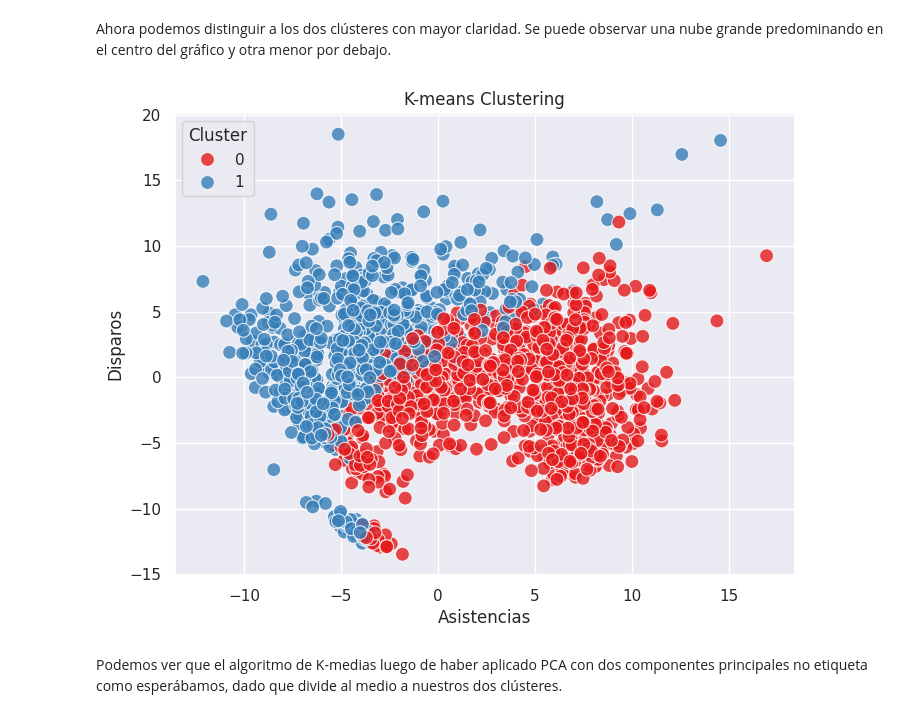
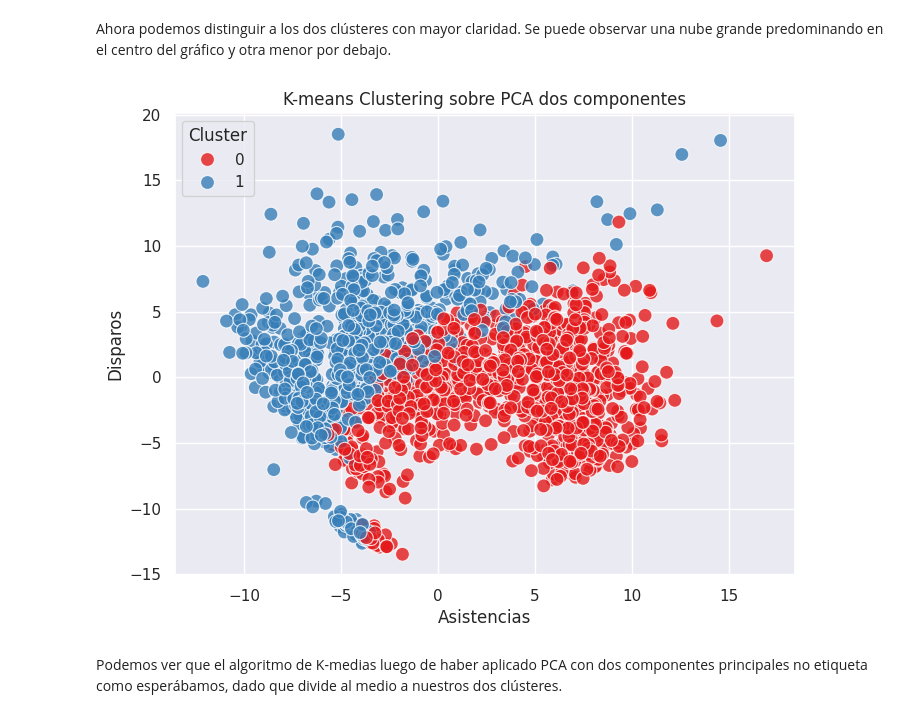
Before and after one commit to joacokoif/tp2_fulbo_ldd, a Jupyter notebook: tp2_LDD_Futbol_Analytics.ipynb, the cells around one changed output. Saved outputs shown, nothing was run; the diff lists cells and outputs as text; code cells hidden in the pictures.

```diff
--- a/tp2_LDD_Futbol_Analytics.ipynb
+++ b/tp2_LDD_Futbol_Analytics.ipynb
@@ -146,22 +146,22 @@ Ahora podemos distinguir a los dos clústeres con mayor claridad. Se puede obser
 # %%
 # (c) Para la cantidad de clusters observados en el ítem anterior, realizar un agrupamiento por k-medias,
 # y colorear los puntos según las etiquetas obtenidas. ¿Coinciden las etiquetas con lo esperado?
 
 num_clusters = 2  # Determinar el número de clústers
 
 kmeans = KMeans(n_clusters=num_clusters, random_state=42) # Aplicar k-means
 df_pca['Cluster'] = kmeans.fit_predict(data_num)
 
 # Graficar el resultado
 plt.figure(figsize=(8, 6))
 sns.scatterplot(x='Shots/90', y='SoTs/90', hue='Cluster', data=df_pca, s=100, palette='Set1', alpha=0.8, legend='full')
-plt.title('K-means Clustering')
+plt.title('K-means Clustering sobre PCA dos componentes')
 plt.xlabel('Asistencias')
 plt.ylabel('Disparos')
 plt.grid(True)
 plt.show()
 # %% [output]
-[figure, old version]
+[figure, new version]
 # %% [markdown]
 Podemos ver que el algoritmo de K-medias luego de haber aplicado PCA con dos componentes principales no etiqueta como esperábamos, dado que divide al medio a nuestros dos clústeres.
 # %%
```
Also changed, not shown: parts of 7 cells of this notebook.
